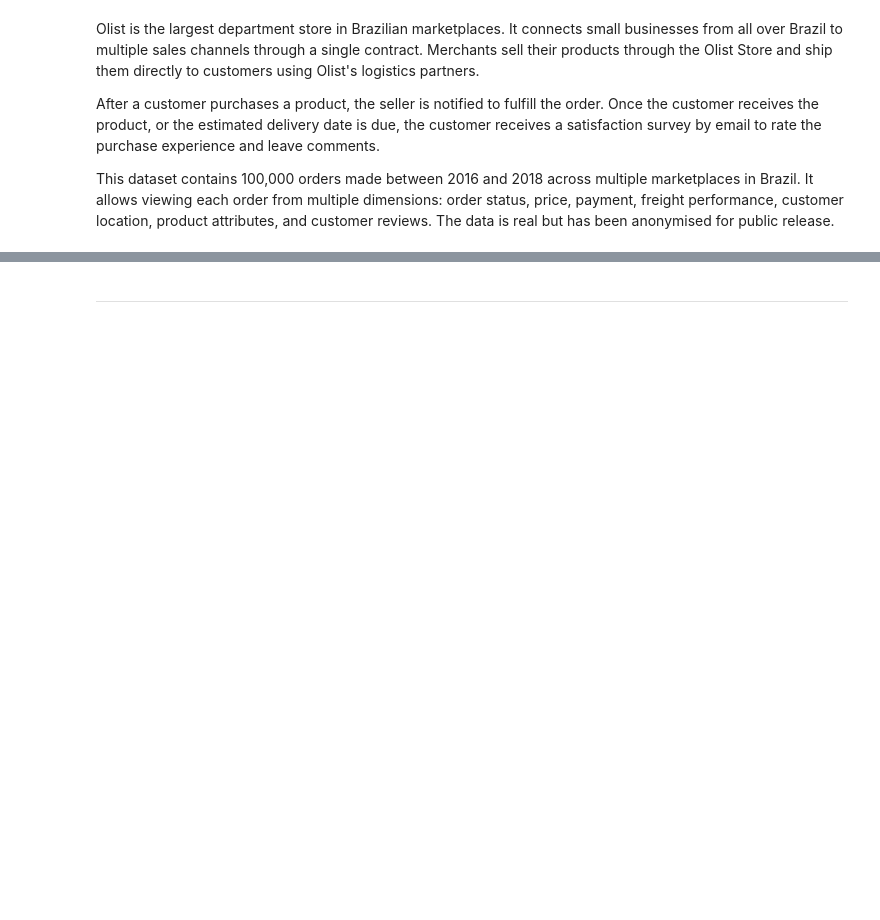
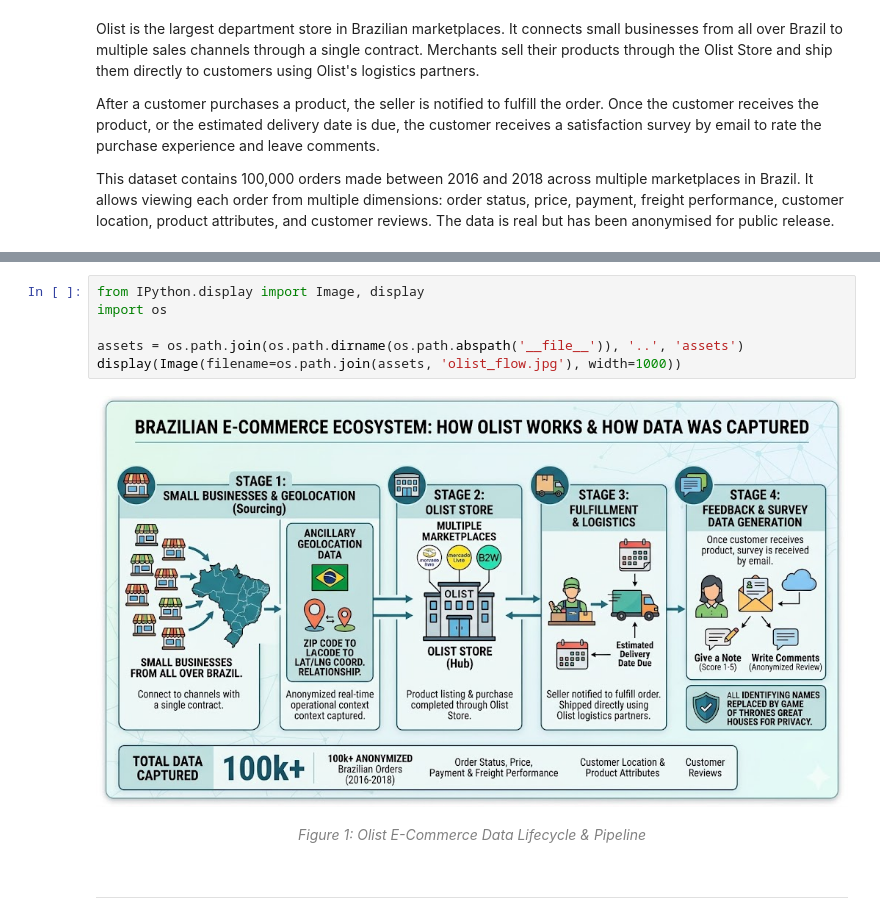
Before and after one commit to Ameed2/capstone-project3, a Jupyter notebook: notebooks/01_data_understanding_cleaning.ipynb, the cells around one changed output, grey strips where cells are left out. Cells and saved outputs as stored; diff of their text form; blank space fills up the shorter version.

Commit message:
fix: display images

```diff
--- a/notebooks/01_data_understanding_cleaning.ipynb
+++ b/notebooks/01_data_understanding_cleaning.ipynb
@@ -59,3 +52,17 @@ public release.
+# %%
+from IPython.display import Image, display
+import os
+
+assets = os.path.join(os.path.dirname(os.path.abspath('__file__')), '..', 'assets')
+display(Image(filename=os.path.join(assets, 'olist_flow.jpg'), width=1000))
+# %% [output]
+[figure, added]
+# %% [markdown]
+<div align="center">
+  <p style="color: grey; font-style: italic;">
+    Figure 1: Olist E-Commerce Data Lifecycle & Pipeline
+  </p>
+</div>
 # %% [markdown]
 ---
 # %% [markdown]
```
Also changed, not shown: parts of 7 cells of this notebook.
